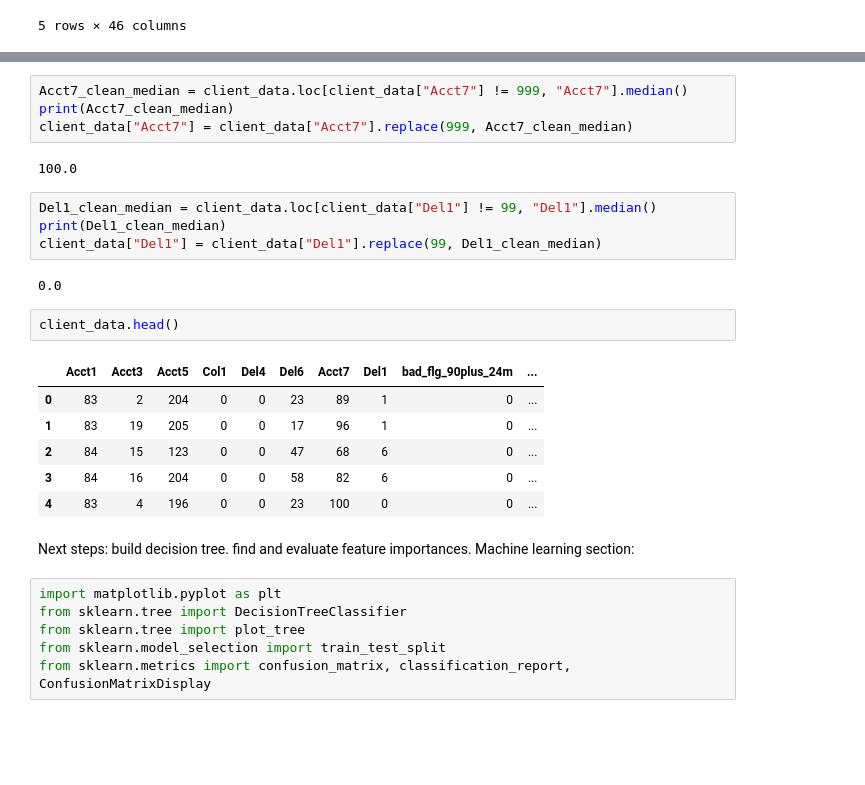
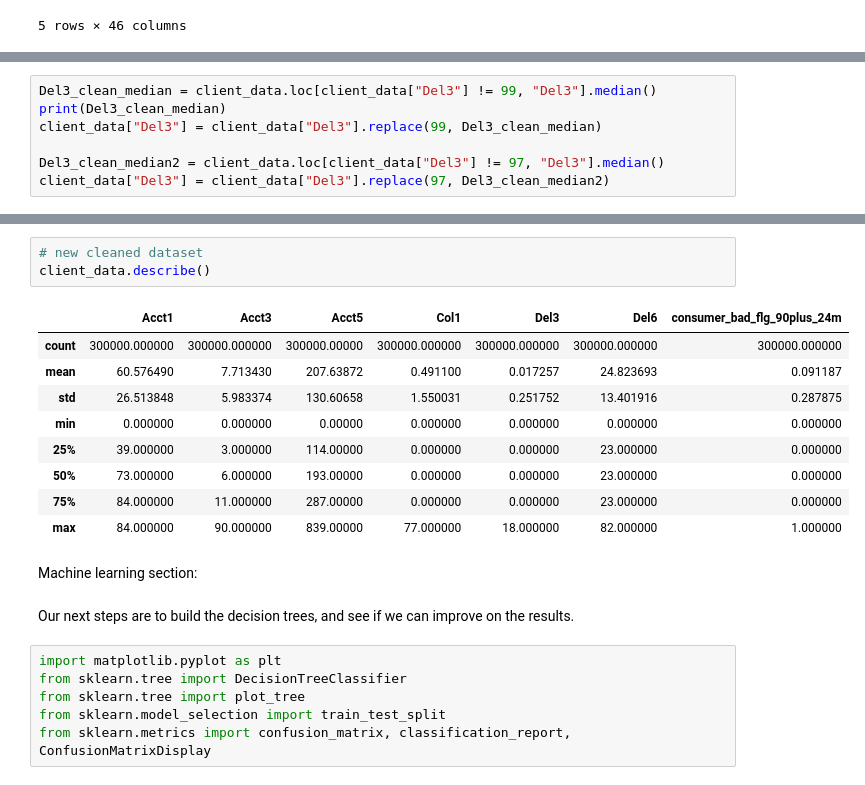
Before and after one commit to KateAnglim/CaseComp2026, a Jupyter notebook: day_1.ipynb, the cells around one changed output, grey strips where cells are left out. Saved outputs shown, nothing was run; the diff lists cells and outputs as text; blank space fills up the shorter version.

```diff
--- a/day_1.ipynb
+++ b/day_1.ipynb
@@ -67,2 +85,9 @@ client_data["Acct5"] = client_data["Acct5"].replace(9999, acct5_clean_median)
 # %% [output]
 193.0
+# %%
+Del3_clean_median = client_data.loc[client_data["Del3"] != 99, "Del3"].median()
+print(Del3_clean_median)
+client_data["Del3"] = client_data["Del3"].replace(99, Del3_clean_median)
+
+Del3_clean_median2 = client_data.loc[client_data["Del3"] != 97, "Del3"].median()
+client_data["Del3"] = client_data["Del3"].replace(97, Del3_clean_median2)
@@ -75,29 +104,22 @@ client_data["Del6"] = client_data["Del6"].replace(9996, del6_clean_median)
 # %% [output]
 23.0
-# %%
-Acct7_clean_median = client_data.loc[client_data["Acct7"] != 999, "Acct7"].median()
-print(Acct7_clean_median)
-client_data["Acct7"] = client_data["Acct7"].replace(999, Acct7_clean_median)
-# %% [output]
-100.0
-# %%
-Del1_clean_median = client_data.loc[client_data["Del1"] != 99, "Del1"].median()
-print(Del1_clean_median)
-client_data["Del1"] = client_data["Del1"].replace(99, Del1_clean_median)
-# %% [output]
-0.0
-# %%
-client_data.head()
-# %% [output]
-|  | Acct1 | Acct3 | Acct5 | Col1 | Del4 | Del6 | Acct7 | Del1 | bad_flg_90plus_24m | ... |
-| 0 | 83 | 2 | 204 | 0 | 0 | 23 | 89 | 1 | 0 | ... |
-| 1 | 83 | 19 | 205 | 0 | 0 | 17 | 96 | 1 | 0 | ... |
-| 2 | 84 | 15 | 123 | 0 | 0 | 47 | 68 | 6 | 0 | ... |
-| 3 | 84 | 16 | 204 | 0 | 0 | 58 | 82 | 6 | 0 | ... |
-| 4 | 83 | 4 | 196 | 0 | 0 | 23 | 100 | 0 | 0 | ... |
+# %%
+# new cleaned dataset
+client_data.describe()
+# %% [output]
+|  | Acct1 | Acct3 | Acct5 | Col1 | Del3 | Del6 | consumer_bad_flg_90plus_24m |
+| count | 300000.000000 | 300000.000000 | 300000.00000 | 300000.000000 | 300000.000000 | 300000.000000 | 300000.000000 |
+| mean | 60.576490 | 7.713430 | 207.63872 | 0.491100 | 0.017257 | 24.823693 | 0.091187 |
+| std | 26.513848 | 5.983374 | 130.60658 | 1.550031 | 0.251752 | 13.401916 | 0.287875 |
+| min | 0.000000 | 0.000000 | 0.00000 | 0.000000 | 0.000000 | 0.000000 | 0.000000 |
+| 25% | 39.000000 | 3.000000 | 114.00000 | 0.000000 | 0.000000 | 23.000000 | 0.000000 |
+| 50% | 73.000000 | 6.000000 | 193.00000 | 0.000000 | 0.000000 | 23.000000 | 0.000000 |
+| 75% | 84.000000 | 11.000000 | 287.00000 | 0.000000 | 0.000000 | 23.000000 | 0.000000 |
+| max | 84.000000 | 90.000000 | 839.00000 | 77.000000 | 18.000000 | 82.000000 | 1.000000 |
 # %% [markdown]
-Next steps: build decision tree. find and evaluate feature importances.
 Machine learning section:
+# %% [markdown]
+Our next steps are to build the decision trees, and see if we can improve on the results.
 # %%
 import matplotlib.pyplot as plt
 from sklearn.tree import DecisionTreeClassifier
```
Also changed, not shown: parts of 32 cells of this notebook, 1 other file.
